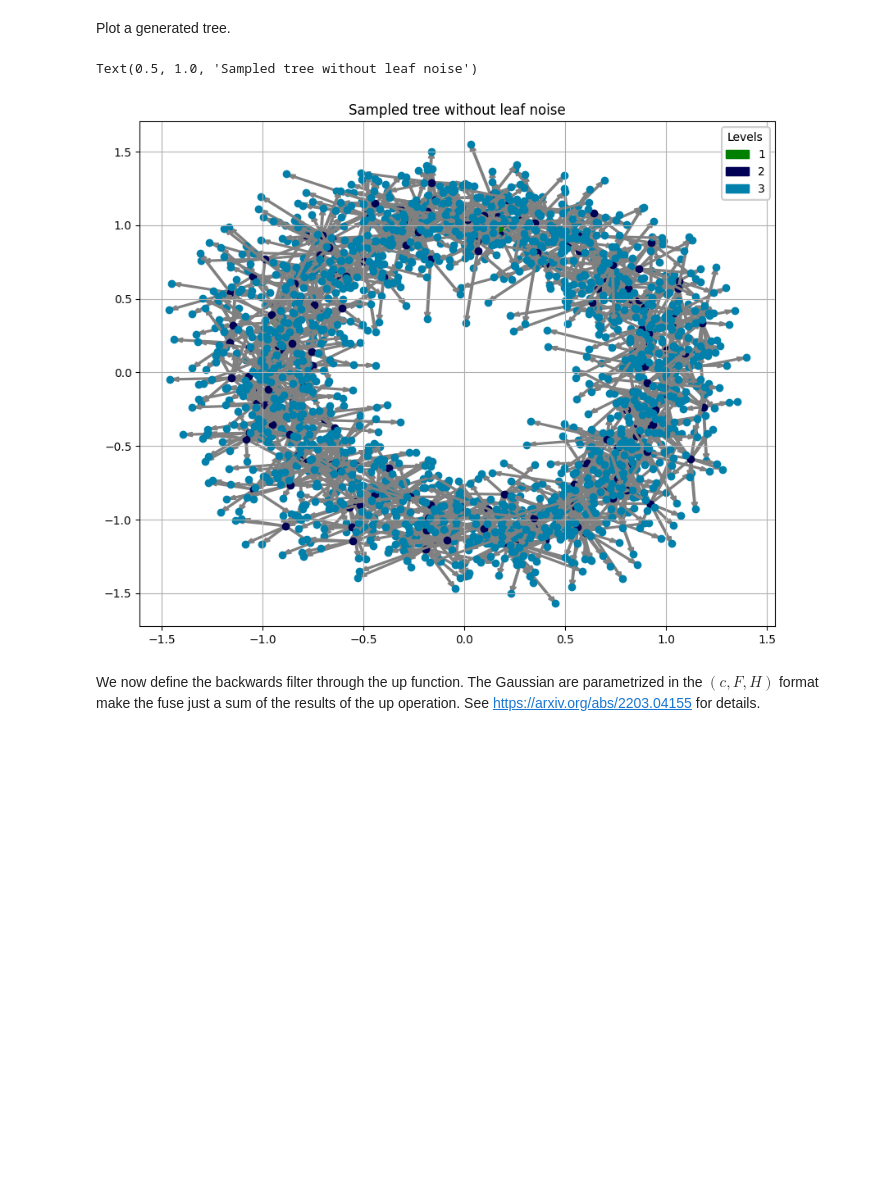
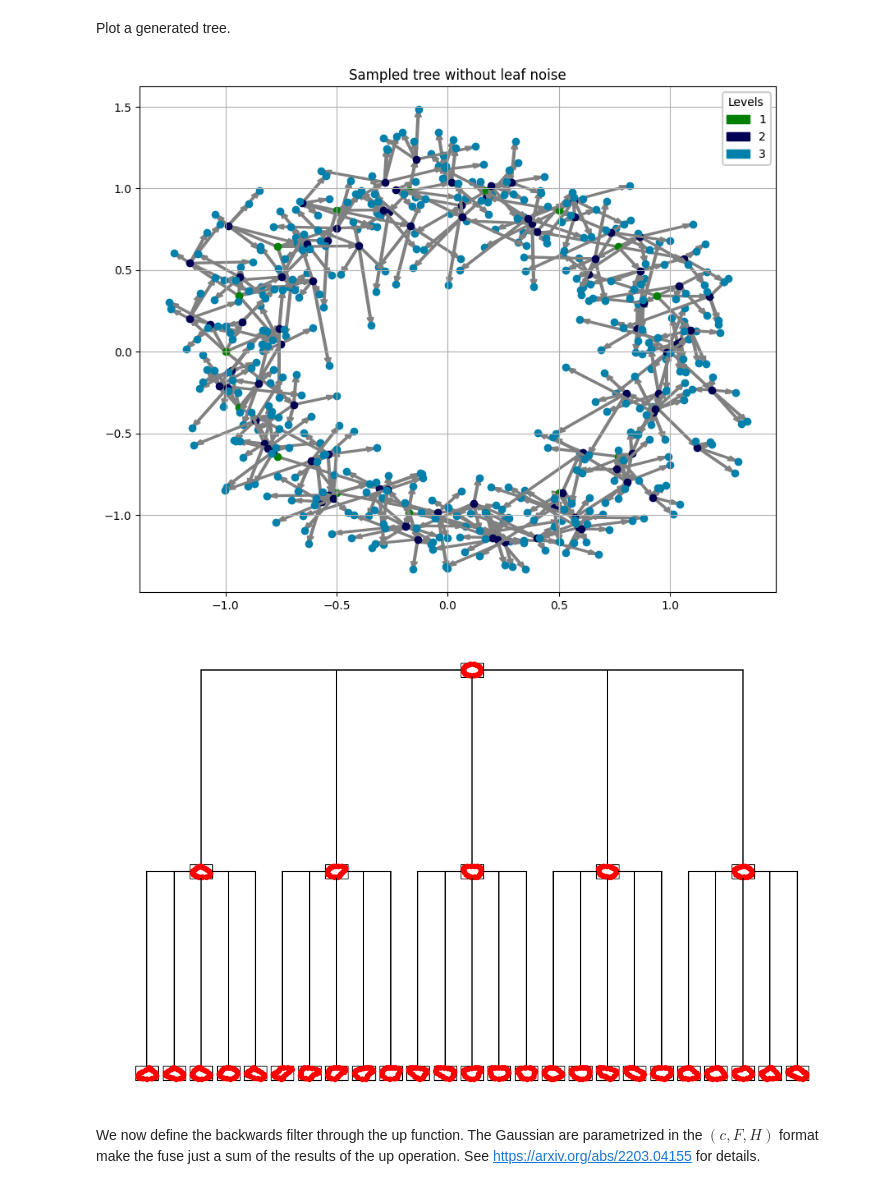
Before and after one commit to ComputationalEvolutionaryMorphometry/hyperiax, a Jupyter notebook: examples/mcmc_Gaussian_BFFG_shapes.ipynb, the cells around one changed output. Drawn from its saved outputs; the diff is of its cells as text; code cells hidden in the pictures; blank space fills up the shorter version.

Commit message:
plotting for BFFG shapes, likelihood ratio fixes

```diff
--- a/examples/mcmc_Gaussian_BFFG_shapes.ipynb
+++ b/examples/mcmc_Gaussian_BFFG_shapes.ipynb
@@ -70,7 +71,7 @@ def a(params): _sigma = sigma(params); return jnp.einsum('ij,kj->ik',_sigma,_sig
 First, we initialize the tree. We set the root to the shape defined above.
 # %%
 # create tree and initialize with noise
-tree = hyperiax.tree.builders.symmetric_tree(2,10)
+tree = hyperiax.tree.builders.symmetric_tree(2,5)
 print('Tree:',tree)
 
 # set edge lengths on all nodes
@@ -125,11 +126,13 @@ Plot a generated tree.
 # %%
 fig,ax = plt.subplots(figsize=(10,8))
 for i in range(n):
     dtree.plot_tree_2d(selector=lambda z: z['value'].reshape((n,d))[i],ax=ax)
 plt.gca().set_title('Sampled tree without leaf noise')
+
+plot_tree_shape(dtree,shape="value")
 # %% [output]
-Text(0.5, 1.0, 'Sampled tree without leaf noise')
-[figure, old version]
+[figure, new version]
+[figure, added]
 # %% [markdown]
 We now define the backwards filter through the up function. The Gaussian are parametrized in the $(c,F,H)$ format make the fuse just a sum of the results of the up operation. See https://arxiv.org/abs/2203.04155 for details.
 # %%
```
Also changed, not shown: parts of 6 cells of this notebook, 2 other files.
